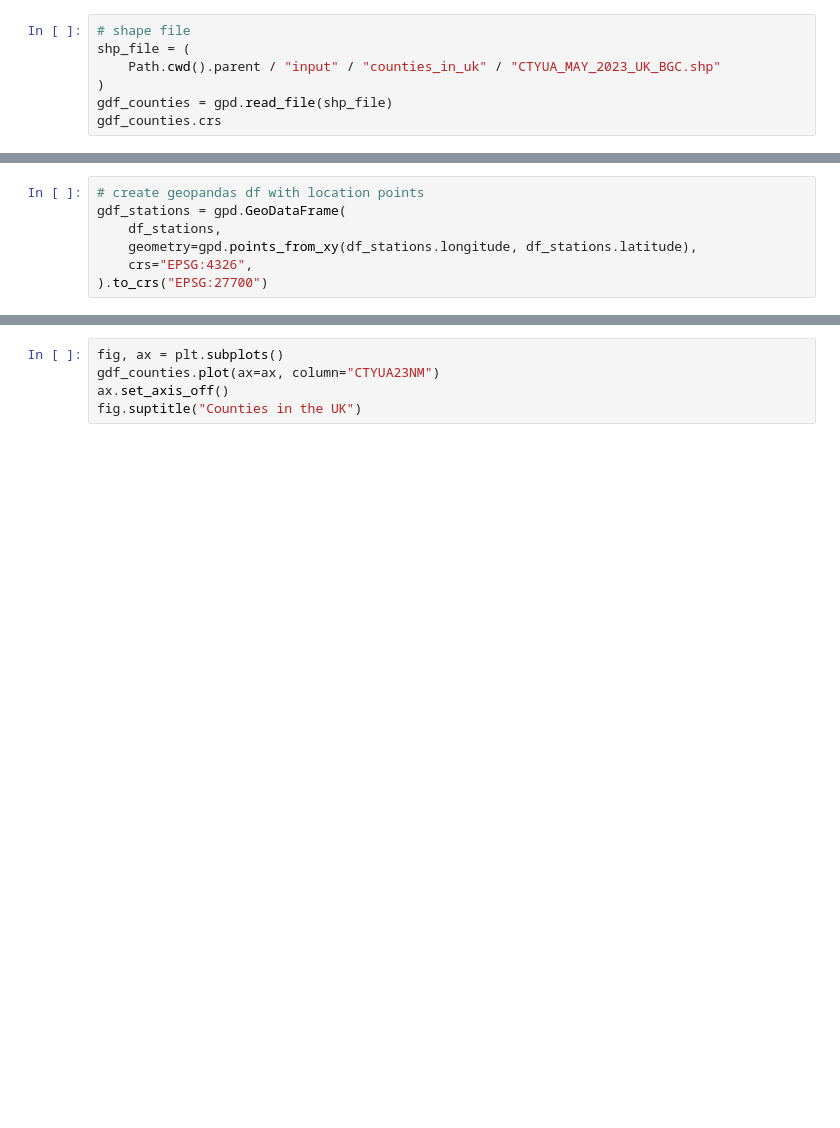
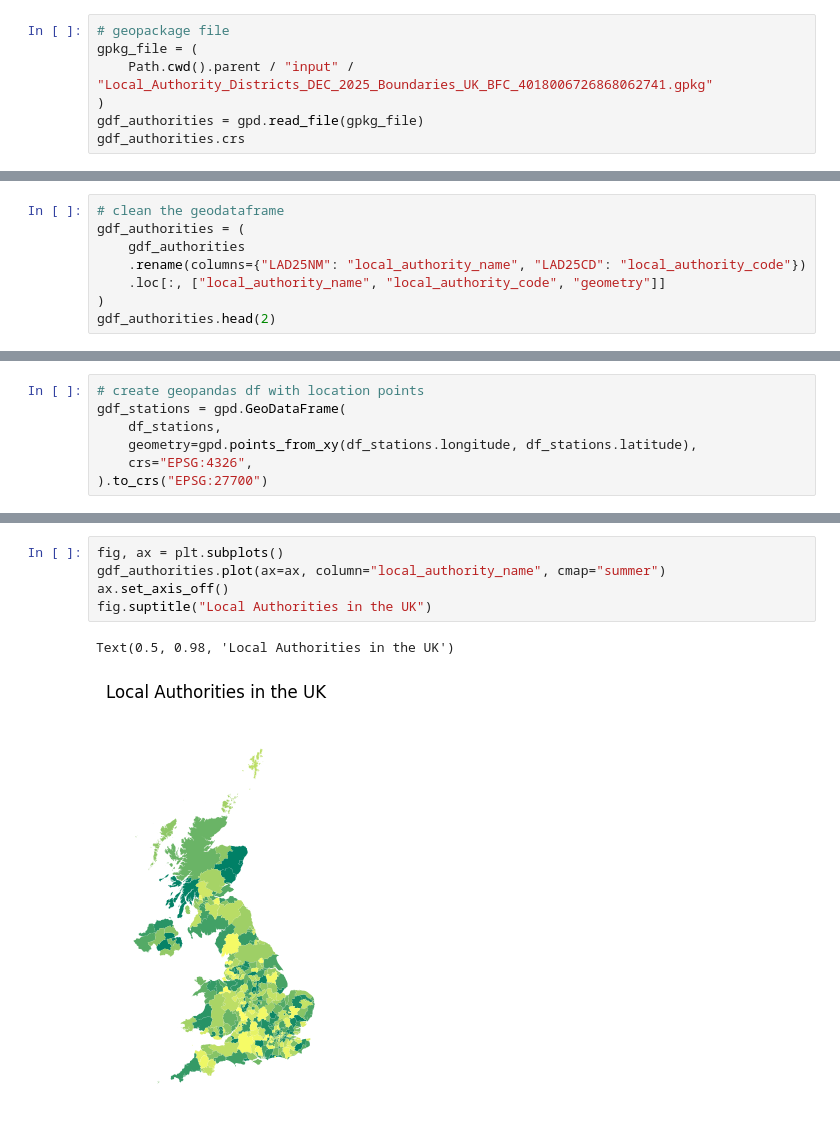
Before and after one commit to Heather-Tymms/uk_weather_analysis, a Jupyter notebook: source/nb1_location_mapping.ipynb, the cells around one changed output, grey strips where cells are left out. Saved outputs shown, nothing was run; the diff lists cells and outputs as text; blank space fills up the shorter version.

```diff
--- a/source/nb1_location_mapping.ipynb
+++ b/source/nb1_location_mapping.ipynb
@@ -16,7 +16,7 @@ First, we need to initialise the file that holds the UK.
 # %%
-# shape file
-shp_file = (
-    Path.cwd().parent / "input" / "counties_in_uk" / "CTYUA_MAY_2023_UK_BGC.shp"
+# geopackage file
+gpkg_file = (
+    Path.cwd().parent / "input" / "Local_Authority_Districts_DEC_2025_Boundaries_UK_BFC_4018006726868062741.gpkg"
 )
-gdf_counties = gpd.read_file(shp_file)
-gdf_counties.crs
+gdf_authorities = gpd.read_file(gpkg_file)
+gdf_authorities.crs
@@ -22,0 +38,8 @@ gdf_counties.crs
+# %%
+# clean the geodataframe
+gdf_authorities = (
+    gdf_authorities
+    .rename(columns={"LAD25NM": "local_authority_name", "LAD25CD": "local_authority_code"})
+    .loc[:, ["local_authority_name", "local_authority_code", "geometry"]]
+)
+gdf_authorities.head(2)
@@ -43,8 +85,11 @@ gdf_stations = gpd.GeoDataFrame(
 # %%
 fig, ax = plt.subplots()
-gdf_counties.plot(ax=ax, column="CTYUA23NM")
+gdf_authorities.plot(ax=ax, column="local_authority_name", cmap="summer")
 ax.set_axis_off()
-fig.suptitle("Counties in the UK")
+fig.suptitle("Local Authorities in the UK")
+# %% [output]
+Text(0.5, 0.98, 'Local Authorities in the UK')
+[figure, added]
 # %%
 # combine in a visualisation
 fig, ax = plt.subplots()
```
Also changed, not shown: parts of 12 cells of this notebook, 3 other files.
